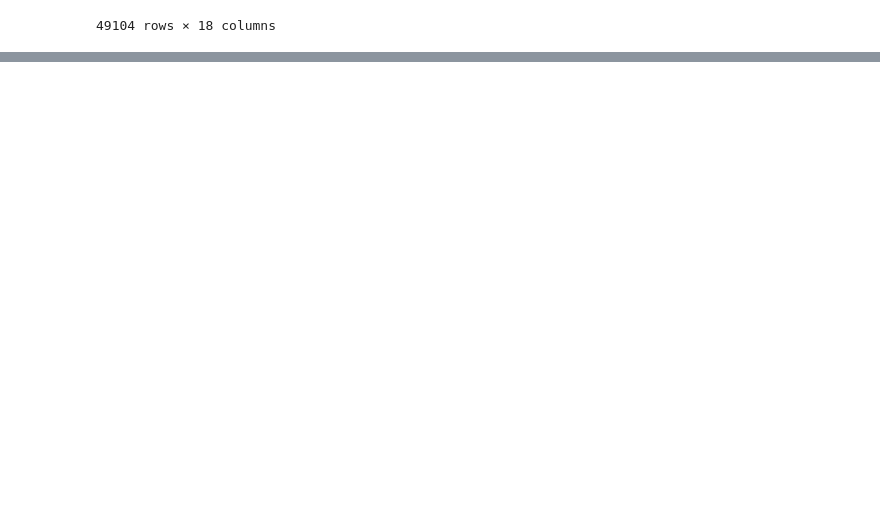
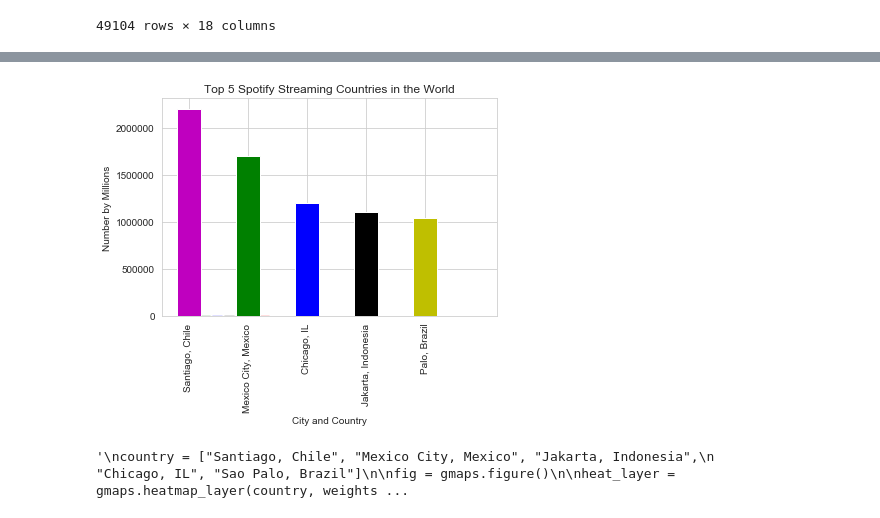
Before and after one commit to addiebrown/project-one, a Jupyter notebook: spotifyprojectone.ipynb, the cells around one changed output, grey strips where cells are left out. Saved outputs shown, nothing was run; the diff lists cells and outputs as text; code cells hidden in the pictures; blank space fills up the shorter version.

```diff
--- a/spotifyprojectone.ipynb
+++ b/spotifyprojectone.ipynb
@@ -144,0 +224,39 @@ genre_group.head()
+# %%
+#DO NOT TOUCH THIS CODE
+
+plt.bar(x_axis, test["popularity"], alpha=0.5, align="edge",color='mgbkyrrrrrrrrrrrrrrrrrrr')
+plt.xticks(tick_locations, list1, rotation="vertical")
+
+#################
+times_listened = [2200000, 1700000, 1200000, 1107163, 1036000]
+xstream_axis = [0,5,10,15,20]
+
+plt.bar(xstream_axis, times_listened, color='mgbky', alpha=1, width=2)
+
+tickstream_locations = [value for value in x_axis]
+plt.xticks(xstream_axis, ["Santiago, Chile", "Mexico City, Mexico", "Chicago, IL",
+                                  "Jakarta, Indonesia", "Palo, Brazil"], rotation ="vertical")
+plt.title("Top 5 Spotify Streaming Countries in the World")
+plt.xlabel("City and Country")
+plt.ylabel("Number by Millions")
+plt.show()
+# %% [output]
+[figure, added]
+# %%
+'''Santiago, CL -  2.2 Million - 33.4489° S, 70.6693° W
+	Mexico City - 1.7 Million - 19.4326° N, 99.1332° W
+Jakarta, Indonesia - 1,107,163 monthly listeners - 6.2088° S, 106.8456° E
+Chicago, IL - 1.2 Million monthly - 41.8781° N, 87.6298° W
+Sao Paulo, Brazil - 1.036 Million -  -23.5505° S, 46.6333° W
+'''
+'''
+country = ["Santiago, Chile", "Mexico City, Mexico", "Jakarta, Indonesia",
+          "Chicago, IL", "Sao Palo, Brazil"]
+
+fig = gmaps.figure()
+
+heat_layer = gmaps.heatmap_layer(country, weights=times_listened,
+                                 dissipating=False, max_intensity=10,
+                                 point_radius=1)'''
+# %% [output]
+'\ncountry = ["Santiago, Chile", "Mexico City, Mexico", "Jakarta, Indonesia",\n          "Chicago, IL", "Sao Palo, Brazil"]\n\nfig = gmaps.figure()\n\nheat_layer = gmaps.heatmap_layer(country, weights ...
```
Also changed, not shown: parts of 16 cells of this notebook, 4 other files.
